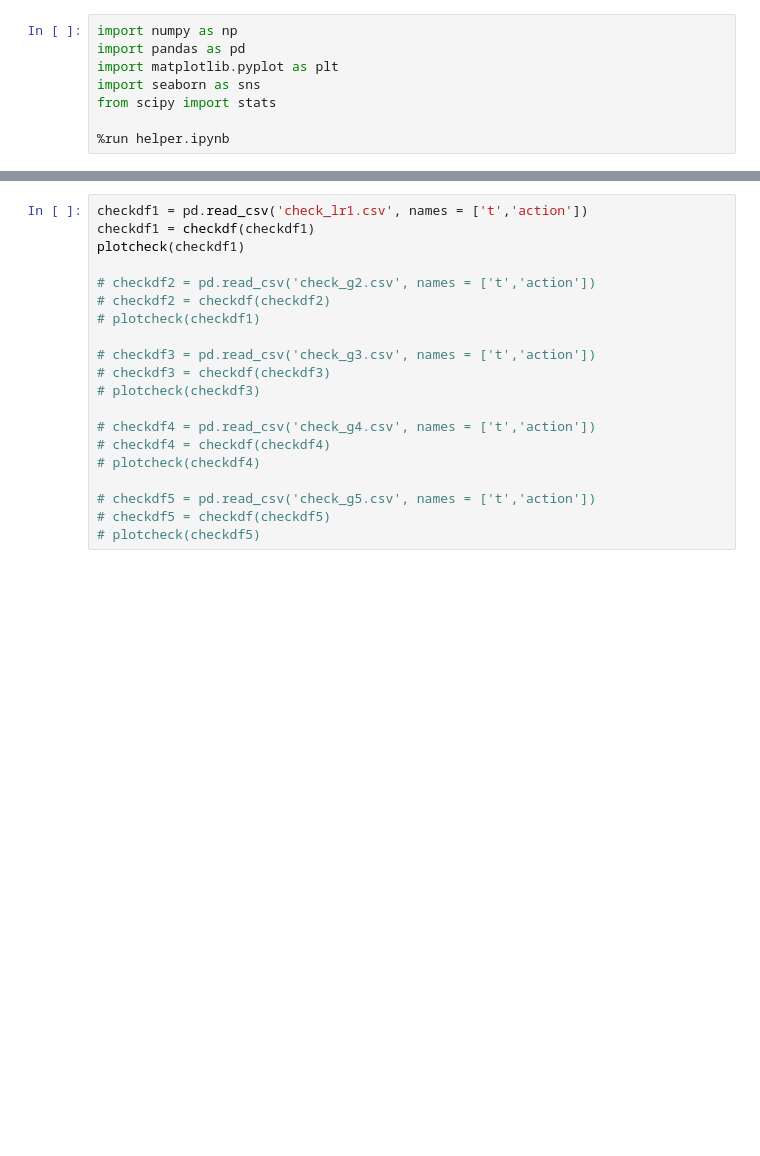
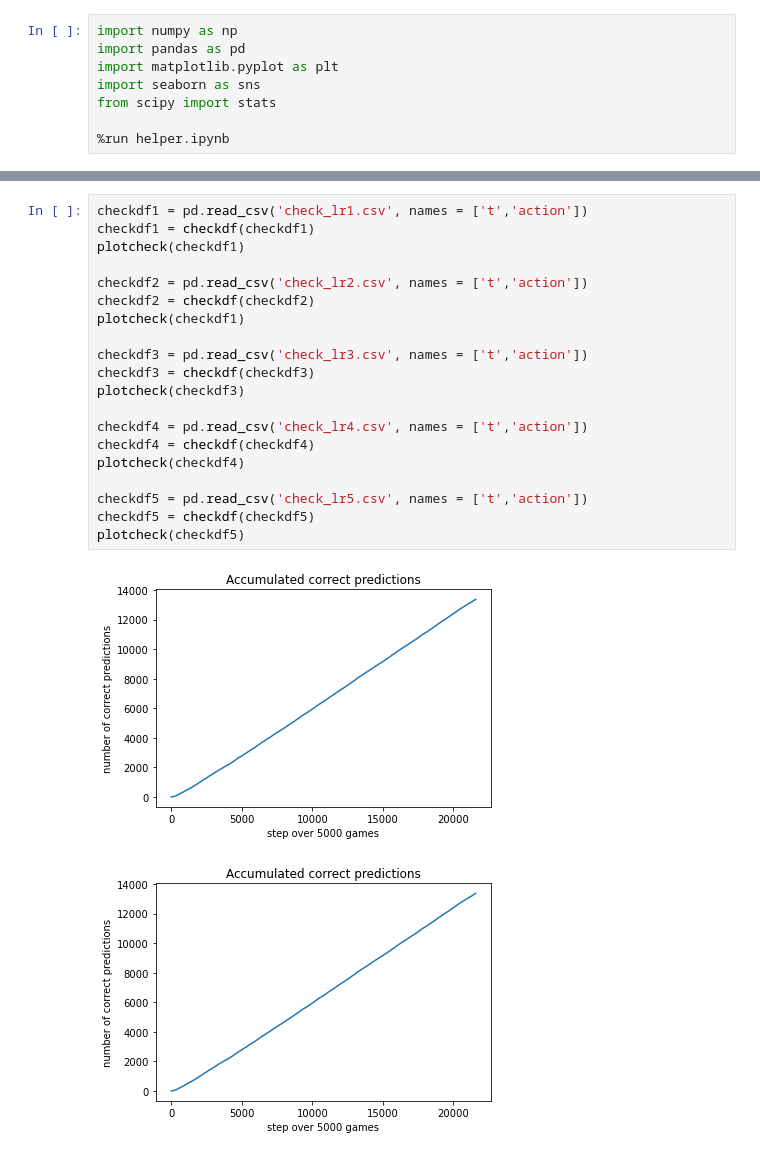
Before and after one commit to mikayla-anne/Honours-Research, a Jupyter notebook: diffrewards_lr0.8/diffrewards_lr0.8.ipynb, the cells around one changed output, grey strips where cells are left out. Drawn from its saved outputs; the diff is of its cells as text; blank space fills up the shorter version.

```diff
--- a/diffrewards_lr0.8/diffrewards_lr0.8.ipynb
+++ b/diffrewards_lr0.8/diffrewards_lr0.8.ipynb
@@ -36,20 +39,23 @@ NameError: name 'savdf3' is not defined
 # %%
 checkdf1 = pd.read_csv('check_lr1.csv', names = ['t','action'])
 checkdf1 = checkdf(checkdf1)
 plotcheck(checkdf1)
 
-# checkdf2 = pd.read_csv('check_g2.csv', names = ['t','action'])
-# checkdf2 = checkdf(checkdf2)
-# plotcheck(checkdf1)
+checkdf2 = pd.read_csv('check_lr2.csv', names = ['t','action'])
+checkdf2 = checkdf(checkdf2)
+plotcheck(checkdf1)
 
-# checkdf3 = pd.read_csv('check_g3.csv', names = ['t','action'])
-# checkdf3 = checkdf(checkdf3)
-# plotcheck(checkdf3)
+checkdf3 = pd.read_csv('check_lr3.csv', names = ['t','action'])
+checkdf3 = checkdf(checkdf3)
+plotcheck(checkdf3)
 
-# checkdf4 = pd.read_csv('check_g4.csv', names = ['t','action'])
-# checkdf4 = checkdf(checkdf4)
-# plotcheck(checkdf4)
+checkdf4 = pd.read_csv('check_lr4.csv', names = ['t','action'])
+checkdf4 = checkdf(checkdf4)
+plotcheck(checkdf4)
 
-# checkdf5 = pd.read_csv('check_g5.csv', names = ['t','action'])
-# checkdf5 = checkdf(checkdf5)
-# plotcheck(checkdf5)
+checkdf5 = pd.read_csv('check_lr5.csv', names = ['t','action'])
+checkdf5 = checkdf(checkdf5)
+plotcheck(checkdf5)
+# %% [output]
+[figure, added]
+[figure, added]
```
Also changed, not shown: parts of 3 cells of this notebook, 27 other files.
